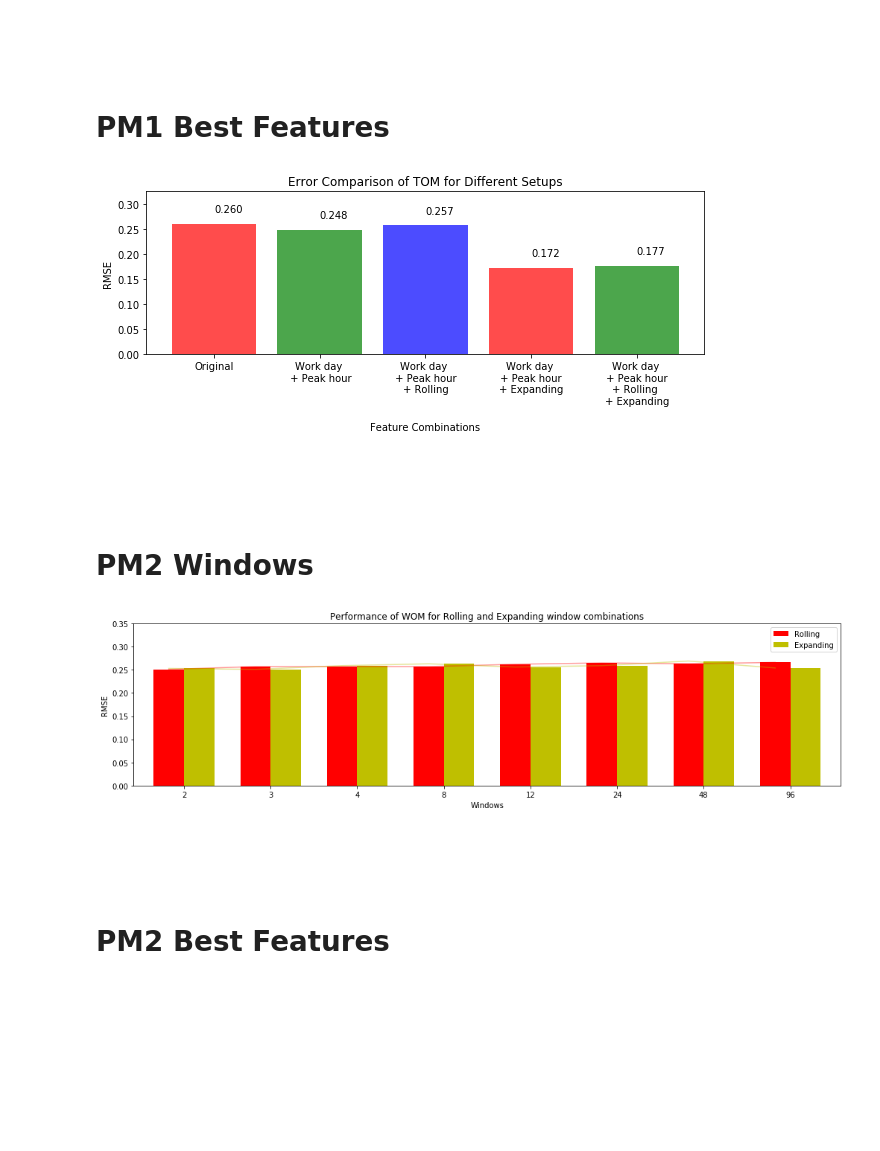
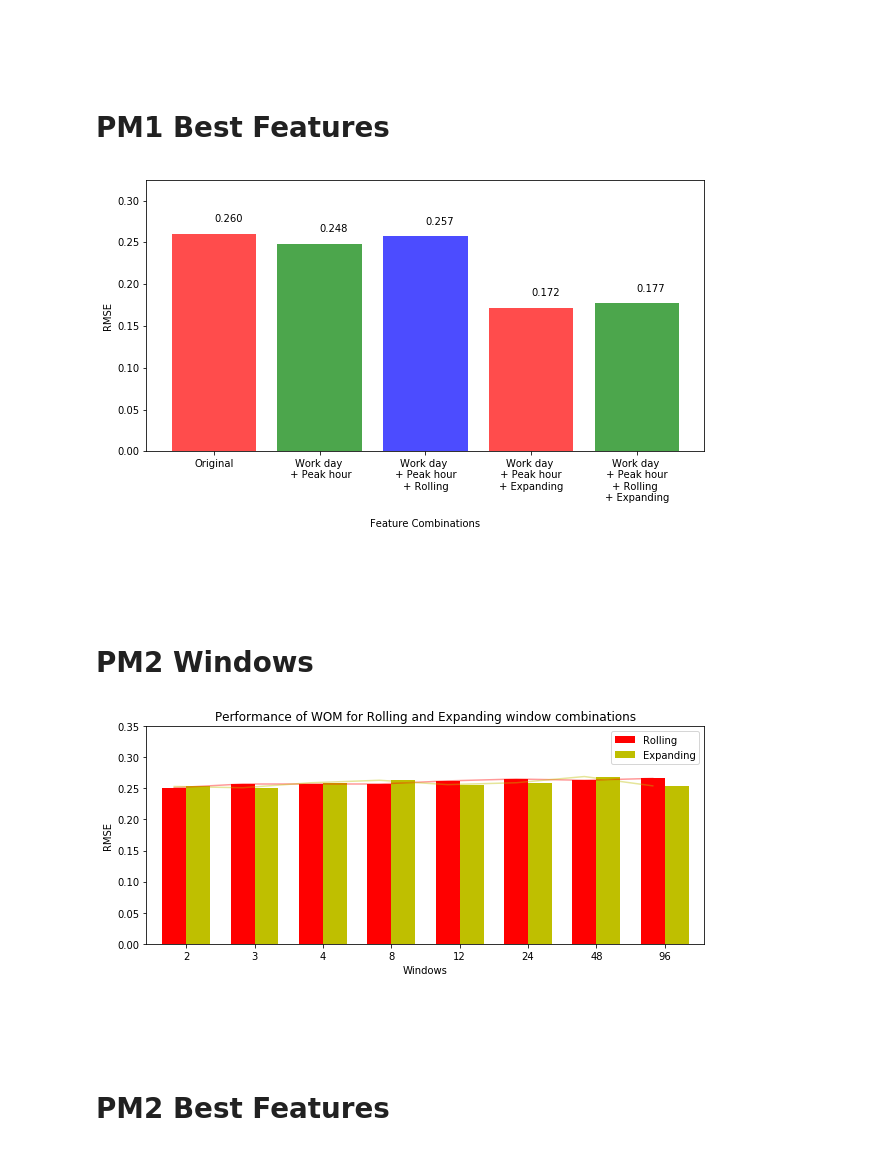
Before and after one commit to fuouo/TrafficBato, a Jupyter notebook: analysis/DataVisualization.ipynb, the cells around one changed output. Saved outputs shown, nothing was run; the diff lists cells and outputs as text; code cells hidden in the pictures; blank space fills up the shorter version.

```diff
--- a/analysis/DataVisualization.ipynb
+++ b/analysis/DataVisualization.ipynb
@@ -365,7 +421,7 @@ pm1_roll_expanding = [0.038, 0.031, 0.034, 0.066, 0.082, 0.120, 0.177, 0.245]
 ind = np.arange(len(pm1_rolling_wp))  # the x locations for the groups
 width = 0.20      # the width of the bars
 
-fig, ax = plt.subplots(figsize=(17,4))
+fig, ax = plt.subplots(figsize=(7,4))
 
 rects1 = ax.bar(ind, pm1_rolling, width, color='r')
 # ax.plot(pm1_rolling, color='r', alpha=0.4)
@@ -373,13 +429,13 @@ rects1 = ax.bar(ind, pm1_rolling, width, color='r')
 rects2 = ax.bar(ind + width, pm1_expanding, width, color='y')
 # ax.plot(pm1_expanding, color='y', alpha=0.4)
 
-rects2 = ax.bar(ind + width + width, pm1_roll_expanding, width, color='orange')
+rects3 = ax.bar(ind + width + width, pm1_roll_expanding, width, color='orange')
 # ax.plot(pm1_roll_expanding, color='orange', alpha=0.4)
 
 # add some text for labels, title and axes ticks
 ax.set_ylabel('RMSE')
 ax.set_xlabel('Windows')
-ax.set_title('Error comparison of TOM for Rolling and Expanding Window Combinations with consideration of Work Day and Peak Hours')
+ax.set_title('Error comparison of TOM for Rolling and Expanding Window Combinations\n with consideration of Work Day and Peak Hours')
 ax.set_xticks(ind + width / 2)
 ax.set_xticklabels((windows))
 
@@ -396,32 +452,32 @@ plt.show()
 # %%
 #PM1 Best Features (Original, WP, WP Roll, WP Exp, WP Roll & Exp)
 rmse = [0.260, 0.248, 0.257, 0.172, 0.177]
 datasets = ['Original',
             'Work day \n + Peak hour',
             'Work day \n + Peak hour \n+ Rolling',
             'Work day \n + Peak hour \n+ Expanding',
             'Work day \n + Peak hour \n+ Rolling \n+ Expanding']
 
-plt.figure(figsize=(10, 3))
+plt.figure(figsize=(10, 5))
 plt.margins(0.05, 0.25)
 
 plt.bar(datasets, rmse, align='center', alpha=0.7, color=['r', 'g', 'b'])
 
 for a, b in zip(datasets, rmse):
     lbl = str(b)
     if str(b * 100).split(".")[1] == '0':
         lbl = lbl + "0"
 
     plt.text(a, b, lbl+"\n")
 
-plt.title("Error Comparison of TOM for Different Setups")
+# plt.title("Error Comparison of TOM for Different Setups")
 plt.xlabel("\nFeature Combinations")
 plt.ylabel("RMSE")
 
 fig.tight_layout()
 plt.show()
 # %% [output]
-[figure, old version]
+[figure, new version]
 # %% [markdown]
 <br><br><br>
 # PM2 Windows
@@ -433,14 +489,13 @@ pm2_expanding = [0.253, 0.251, 0.259, 0.263, 0.256, 0.259, 0.269, 0.254]
 ind = np.arange(len(pm1_rolling_wp))  # the x locations for the groups
 width = 0.35       # the width of the bars
 
-fig, ax = plt.subplots(figsize=(17,4))
+fig, ax = plt.subplots(figsize=(10,4))
 
 rects1 = ax.bar(ind, pm2_rolling, width, color='r')
 ax.plot(pm2_rolling, color='r', alpha=0.4)
 
 rects2 = ax.bar(ind + width, pm2_expanding, width, color='y')
 ax.plot(pm2_expanding, color='y', alpha=0.4)
-
 
 # add some text for labels, title and axes ticks
 ax.set_ylabel('RMSE')
@@ -454,7 +509,7 @@ plt.margins(0.03, 0.3)
 
 plt.show()
 # %% [output]
-[figure, old version]
+[figure, new version]
 # %% [markdown]
 <br><br><br>
 # PM2 Best Features
```
Also changed, not shown: parts of 14 cells of this notebook, 1 other file.
